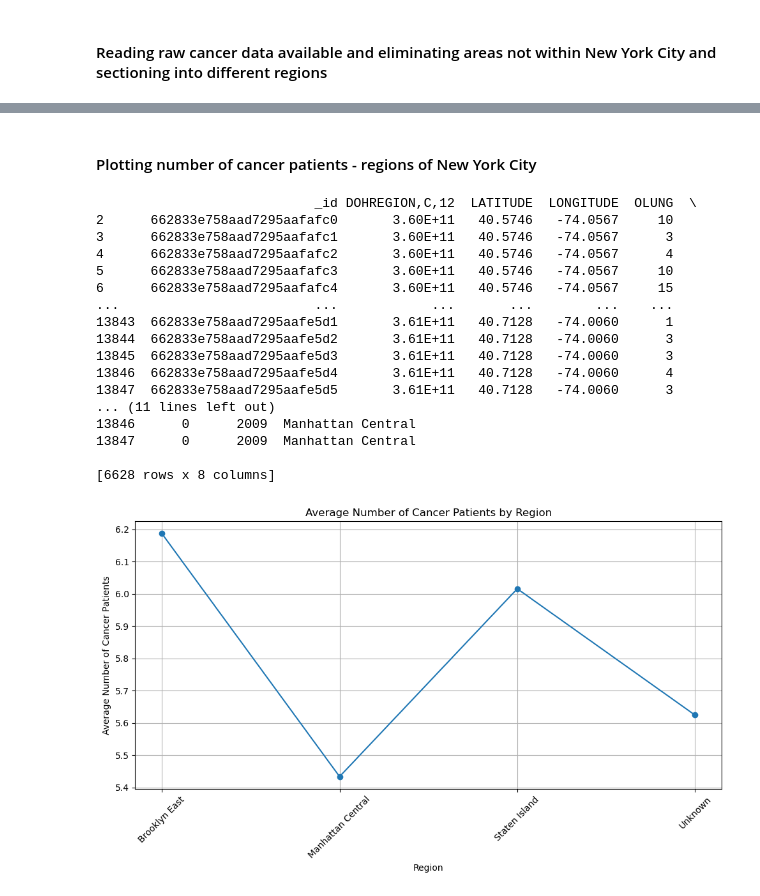
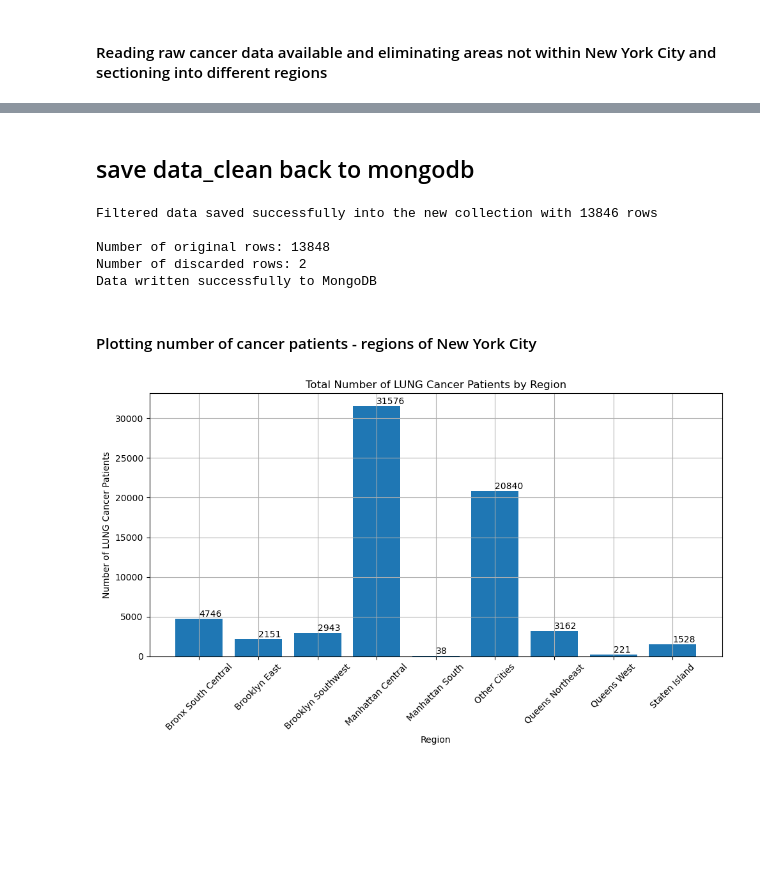
Before and after one commit to LekshmiSa/DAP_Project, a Jupyter notebook: Cancer_Data_Plot.ipynb, the cells around one changed output, grey strips where cells are left out. Cells and saved outputs as stored; diff of their text form; code cells hidden in the pictures; blank space fills up the shorter version.

Commit message:
AirQuality updated by reading from json-CancerData refined based on location

```diff
--- a/Cancer_Data_Plot.ipynb
+++ b/Cancer_Data_Plot.ipynb
@@ -46,7 +47,7 @@ Data written successfully to MongoDB
 
 
 # Remove rows with null or NaN values in specified columns
-columns_to_clean = ['OLUNG', 'HLUNG', 'LATITUDE', 'LONGITUDE', 'REGION']
+columns_to_clean = ['OLUNG', 'LATITUDE', 'LONGITUDE']
 df_cleaned = df_from_mongo.dropna(subset=columns_to_clean, how='any')
 
 # Display the cleaned DataFrame
@@ -136,7 +137,7 @@ def assign_region(latitude, longitude):
     elif 40.4800 <= latitude <= 40.6500 and -74.28 <= longitude <= -74.01:
         return 'Staten Island'
     else:
-        return 'Unknown'
+        return 'Other Cities'
 
 # Apply the function to the latitude and longitude columns to assign regions
 #df['REGION'] = df.apply(lambda row: assign_region(row['LATITUDE'], row['LONGITUDE']), axis=1)
@@ -175,44 +176,65 @@ print(df_cleaned)
+# %% [markdown]
+## save data_clean back to mongodb
+# %%
+# Define a new collection to store filtered data
+new_name = 'cancer_filtered_collection'
+
+if new_name in db.list_collection_names():
+    db.drop_collection(new_name)
+
+new_collection = db['cancer_filtered_collection']
+
+# Convert DataFrame to dictionary
+new_records = df_cleaned.to_dict(orient='records')
+
+# Insert filtered data into the new collection
+new_collection.insert_many(new_records)
+
+# Count the number of documents in the filtered data
+filtered_count = new_collection.count_documents({})
+
+print(f"Filtered data saved successfully into the new collection with {filtered_count} rows\n")
+
+print(f"Number of original rows: {original_count}")
+print(f"Number of discarded rows: {original_count - filtered_count}")
+
+
+print("Data written successfully to MongoDB")
+# %% [output]
+Filtered data saved successfully into the new collection with 13846 rows
+
+Number of original rows: 13848
+Number of discarded rows: 2
+Data written successfully to MongoDB
 # %% [markdown]
 #### Plotting number of cancer patients - regions of New York City
 # %%
 import pandas as pd
 import matplotlib.pyplot as plt
 
 # Assuming df_cleaned is already defined
 
 # Convert 'OLUNG' column to numeric type
 df_cleaned['OLUNG'] = pd.to_numeric(df_cleaned['OLUNG'])
-print(df_cleaned)
 
-# Calculate the average number of cancer patients (OLUNG) for each region
-avg_olung_by_region = df_cleaned.groupby('REGION')['OLUNG'].mean().reset_index()
+# Group by region and calculate the total number of OLUNG cancer patients for each region
+total_olung_by_region = df_cleaned.groupby('REGION')['OLUNG'].sum().reset_index()
 
-# Plot the line graph
+# Plot the bar graph
 plt.figure(figsize=(10,6))
-plt.plot(avg_olung_by_region['REGION'], avg_olung_by_region['OLUNG'], marker='o', linestyle='-')
-plt.title('Average Number of Cancer Patients by Region')
+bars = plt.bar(total_olung_by_region['REGION'], total_olung_by_region['OLUNG'])
+
+# Annotate each bar with its value
+for bar in bars:
+    yval = bar.get_height()
+    plt.text(bar.get_x() + bar.get_width()/2, yval, int(yval), va='bottom')
+
+plt.title('Total Number of LUNG Cancer Patients by Region')
 plt.xlabel('Region')
-plt.ylabel('Average Number of Cancer Patients')
+plt.ylabel('Number of LUNG Cancer Patients')
 plt.xticks(rotation=45)  # Rotate x-axis labels for better readability
 plt.grid(True)
 plt.tight_layout()
 plt.show()
 # %% [output]
-                            _id DOHREGION,C,12  LATITUDE  LONGITUDE  OLUNG  \
-2      662833e758aad7295aafafc0       3.60E+11   40.5746   -74.0567     10
-3      662833e758aad7295aafafc1       3.60E+11   40.5746   -74.0567      3
-4      662833e758aad7295aafafc2       3.60E+11   40.5746   -74.0567      4
-5      662833e758aad7295aafafc3       3.60E+11   40.5746   -74.0567     10
-6      662833e758aad7295aafafc4       3.60E+11   40.5746   -74.0567     15
-...                         ...            ...       ...        ...    ...
-13843  662833e758aad7295aafe5d1       3.61E+11   40.7128   -74.0060      1
-13844  662833e758aad7295aafe5d2       3.61E+11   40.7128   -74.0060      3
-13845  662833e758aad7295aafe5d3       3.61E+11   40.7128   -74.0060      3
-13846  662833e758aad7295aafe5d4       3.61E+11   40.7128   -74.0060      4
-13847  662833e758aad7295aafe5d5       3.61E+11   40.7128   -74.0060      3
-... (11 lines left out)
-13846      0      2009  Manhattan Central
-13847      0      2009  Manhattan Central
-
-[6628 rows x 8 columns]
-[figure, old version]
+[figure, new version]
```
Also changed, not shown: parts of 4 cells of this notebook, 1 other file.
